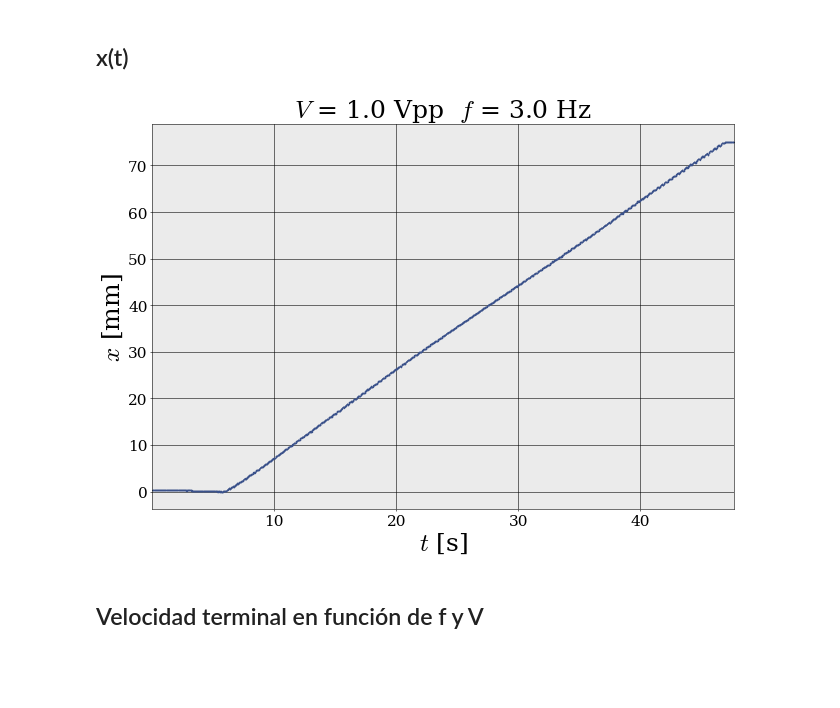
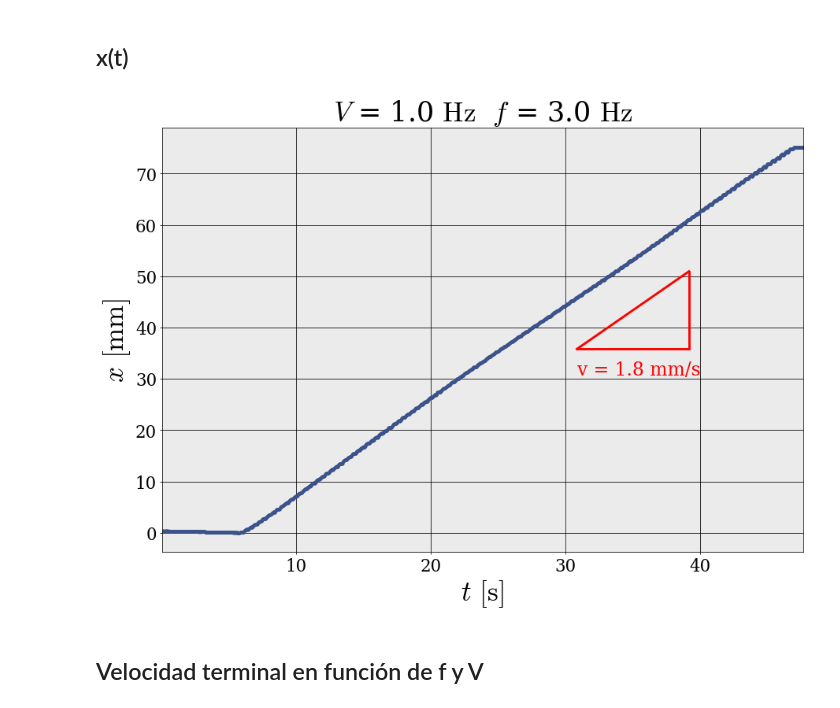
Before and after one commit to gardianc/Nado-ondulatorio, a Jupyter notebook: mas_graficos.ipynb, the cells around one changed output. Cells and saved outputs as stored; diff of their text form; code cells hidden in the pictures; blank space fills up the shorter version.

Commit message:
cambios y gráficos y todas esas cosas

```diff
--- a/mas_graficos.ipynb
+++ b/mas_graficos.ipynb
@@ -15,7 +17,7 @@ COLOR = 'black'
 
 # FIGURE & AXES
 rcParams['figure.figsize'] = (15,10)
-rcParams['figure.dpi'] = 50
+rcParams['figure.dpi'] = 70
 rcParams['axes.grid'] = True
 rcParams['axes.xmargin'] = 0
 rcParams['axes.labelcolor'] = COLOR
@@ -58,18 +61,47 @@ t,x,y = np.array(df_x_t['t']/FRAME_PER_SECOND), np.array(df_x_t['x']/PX_PER_MM),
 # x_recentered = x - (x[0]-avg_start)
-# %%
-norm = plt.Normalize(0.5,2.5)
-cmap = plt.colormaps.get_cmap('viridis')
-colorscale = plt.cm.ScalarMappable(norm, cmap)
-
-fig, axis = plt.subplots()
-axis.plot(t, -x + np.max(x), '.', markersize = 2,  color = cmap(norm(vval)) )
-axis.set_title('$V$ = 1.0 Vpp  $f$ = 3.0 Hz')
-axis.set_xlabel(r'$t$ [s]')
-axis.set_ylabel(r'$x$ [mm]')
-
-fig.savefig(f'gráficos\\x(t)_1Vpp_3Hz.png')
-# %% [output]
-[figure, removed]
+# %%
+norm = plt.Normalize(0.5,2.5)
+cmap = plt.colormaps.get_cmap('viridis')
+colorscale = plt.cm.ScalarMappable(norm, cmap)
+
+
+
+fig, ax = plt.subplots()
+ax.plot(t, x, '.', color = cmap(norm(vval)))
+
+# SLOPE
+
+t_mid = np.array([t[1850], t[2350]])
+x_mid = np.array([x[1850]-10, x[2350]-10])
+
+# Calculate slope
+slope = np.diff(x_mid) / np.diff(t_mid)
+
+ax.plot(t_mid, x_mid, color='r', lw=3)
+ax.plot([t_mid[0], t_mid[1]], [x_mid[0], x_mid[0]], color='r', lw=3)
+ax.plot([t_mid[1], t_mid[1]], [x_mid[0], x_mid[1]], color='r', lw=3)
+
+ax.text(t_mid[0], x_mid[0]-5, f'v = {round(slope[0], 1)} mm/s', fontsize=24, color='r')
+
+
+# INSET AXES
+# x1, x2, y1, y2 = t[275], t[425], x[275]-1, x[425]  # subregion of the original image
+
+# axins = ax.inset_axes(
+#     [0.08, 0.5, 0.40, 0.4],
+#     xlim=(x1, x2), ylim=(y1, y2), xticklabels=[], yticklabels=[])
+
+# axins.plot(t[275:425], x[275:425], '.', color = cmap(norm(vval)))
+# axins.grid(None)
+# ax.indicate_inset_zoom(axins, edgecolor="black")
+
+ax.set_title(f'$V$ = 1.0 $\\text{{Hz}}$  $f$ = 3.0 $\\text{{Hz}}$')
+ax.set_xlabel(f'$t$ $[\\text{{s}}]$')
+ax.set_ylabel(f'$x$ $[\\text{{mm}}]$')
+
+# fig.savefig(f'gráficos\\x(t)_1Vpp_3Hz.png')
+# %% [output]
+[figure, added]
 # %% [markdown]
 ## Velocidad terminal en función de f y V
 # %% [markdown]
```
Also changed, not shown: parts of 6 cells of this notebook, 2 other files.
